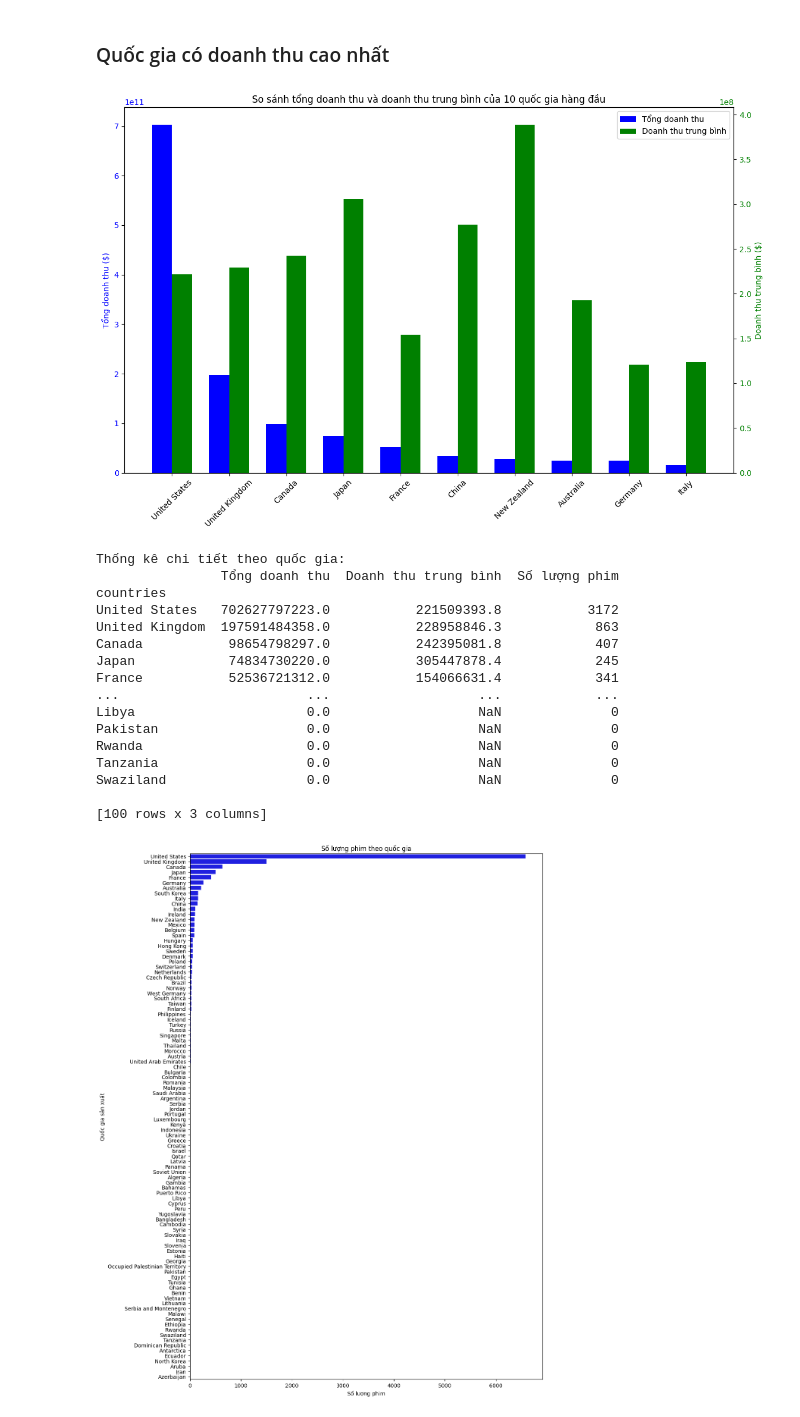
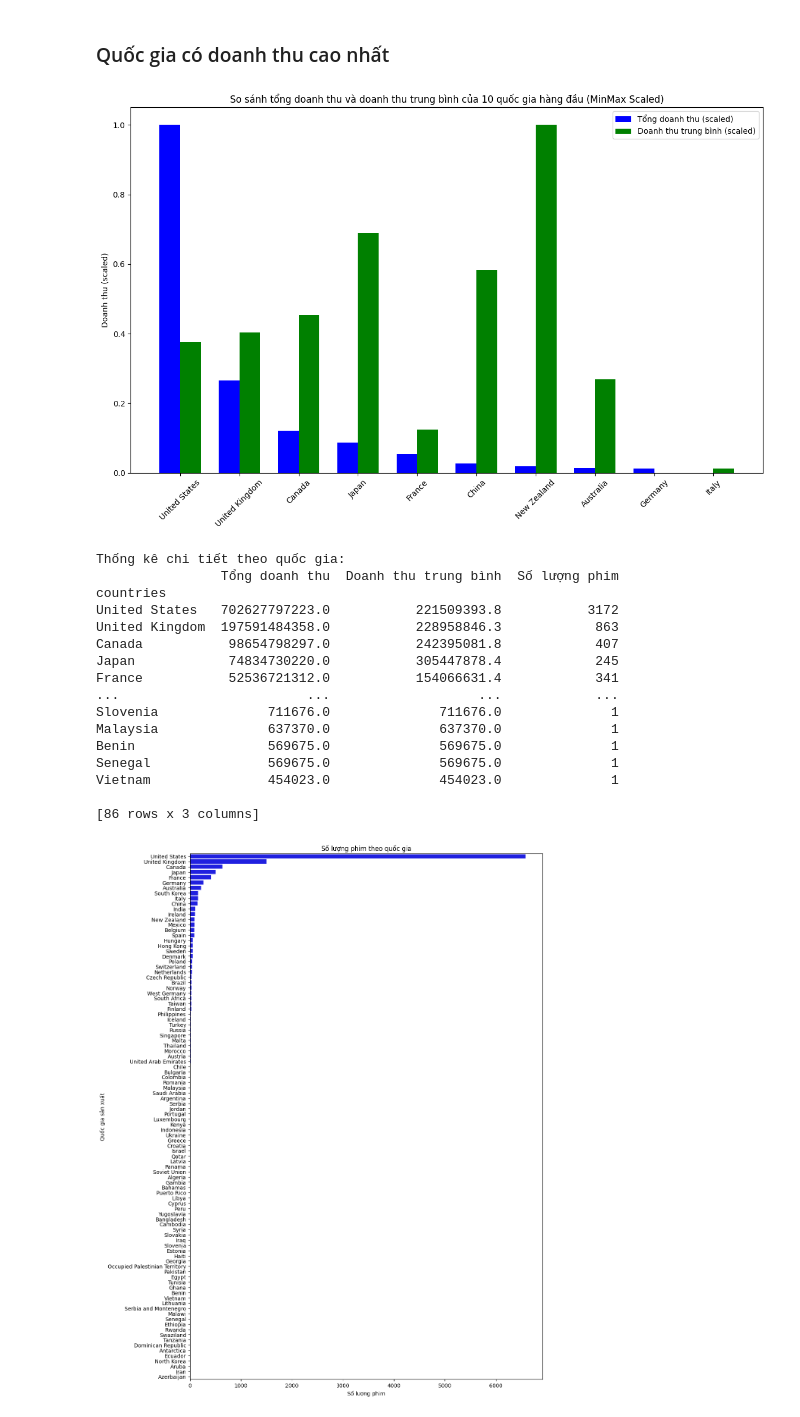
Before and after one commit to phuocnguyen2412/movie-analyst, a Jupyter notebook: Analyze_data_3.ipynb, the cells around one changed output. Saved outputs shown, nothing was run; the diff lists cells and outputs as text; code cells hidden in the pictures.

Commit message:
Thêm biểu đồ chuẩn hóa cho nội dung 3

```diff
--- a/Analyze_data_3.ipynb
+++ b/Analyze_data_3.ipynb
@@ -102,52 +103,50 @@ df = df.explode('countries')
 # %%
 # Tạo DataFrame tổng hợp
 country_stats = df.groupby('countries').agg({
     'gross': ['sum', 'mean', 'count']
-}).round(2)
+}).round(2).dropna()
 
 # Đổi tên cột cho dễ đọc
 country_stats.columns = ['Tổng doanh thu', 'Doanh thu trung bình', 'Số lượng phim']
 country_stats = country_stats.sort_values('Tổng doanh thu', ascending=False)
 
-# Tạo biểu đồ cột đôi với 2 trục y
-fig, ax1 = plt.subplots(figsize=(12, 8))
-
 # Lấy 10 quốc gia có doanh thu cao nhất
 top_10_countries = country_stats.head(10)
 
-# Trục y bên trái - Tổng doanh thu
+# Sử dụng MinMaxScaler từ sklearn để chuẩn hóa dữ liệu
+scaler = MinMaxScaler()
+
+# Chuẩn hóa dữ liệu
+total_revenue_scaled = scaler.fit_transform(top_10_countries[['Tổng doanh thu']])
+avg_revenue_scaled = scaler.fit_transform(top_10_countries[['Doanh thu trung bình']])
+
+# Tạo biểu đồ cột
+fig, ax = plt.subplots(figsize=(12, 8))
+
 x = np.arange(len(top_10_countries))
 width = 0.35
-rects1 = ax1.bar(x - width/2, top_10_countries['Tổng doanh thu'],
-                width, label='Tổng doanh thu', color='blue')
-ax1.set_ylabel('Tổng doanh thu ($)', color='blue')
-ax1.tick_params(axis='y', labelcolor='blue')
 
-# Trục y bên phải - Doanh thu trung bình
-ax2 = ax1.twinx()
-rects2 = ax2.bar(x + width/2, top_10_countries['Doanh thu trung bình'],
-                width, label='Doanh thu trung bình', color='green')
-ax2.set_ylabel('Doanh thu trung bình ($)', color='green')
-ax2.tick_params(axis='y', labelcolor='green')
+# Vẽ 2 cột cạnh nhau
+rects1 = ax.bar(x - width/2, total_revenue_scaled.flatten(),
+                width, label='Tổng doanh thu (scaled)', color='blue')
+rects2 = ax.bar(x + width/2, avg_revenue_scaled.flatten(),
+                width, label='Doanh thu trung bình (scaled)', color='green')
 
 # Tùy chỉnh biểu đồ
-ax1.set_title('So sánh tổng doanh thu và doanh thu trung bình của 10 quốc gia hàng đầu')
-ax1.set_xticks(x)
-ax1.set_xticklabels(top_10_countries.index, rotation=45)
-
-# Thêm legend
-lines1, labels1 = ax1.get_legend_handles_labels()
-lines2, labels2 = ax2.get_legend_handles_labels()
-ax1.legend(lines1 + lines2, labels1 + labels2, loc='upper right')
+ax.set_ylabel('Doanh thu (scaled)')
+ax.set_title('So sánh tổng doanh thu và doanh thu trung bình của 10 quốc gia hàng đầu (MinMax Scaled)')
+ax.set_xticks(x)
+ax.set_xticklabels(top_10_countries.index, rotation=45)
+ax.legend()
 
 plt.tight_layout()
 plt.show()
 
 # In bảng thống kê
 print("\nThống kê chi tiết theo quốc gia:")
 print(country_stats)
 # %% [output]
-[figure, old version]
+[figure, new version]
 Thống kê chi tiết theo quốc gia:
                 Tổng doanh thu  Doanh thu trung bình  Số lượng phim
 countries
@@ -157,13 +156,13 @@ Canada           98654798297.0           242395081.8            407
 Japan            74834730220.0           305447878.4            245
 France           52536721312.0           154066631.4            341
 ...                        ...                   ...            ...
-Libya                      0.0                   NaN              0
-Pakistan                   0.0                   NaN              0
-Rwanda                     0.0                   NaN              0
-Tanzania                   0.0                   NaN              0
-Swaziland                  0.0                   NaN              0
+Slovenia              711676.0              711676.0              1
+Malaysia              637370.0              637370.0              1
+Benin                 569675.0              569675.0              1
+Senegal               569675.0              569675.0              1
+Vietnam               454023.0              454023.0              1
 
-[100 rows x 3 columns]
+[86 rows x 3 columns]
 # %%
 #Thống kê số lượng phim theo quốc gia
 top_countries = df['countries'].value_counts()
```
Also changed, not shown: parts of 3 cells of this notebook.
